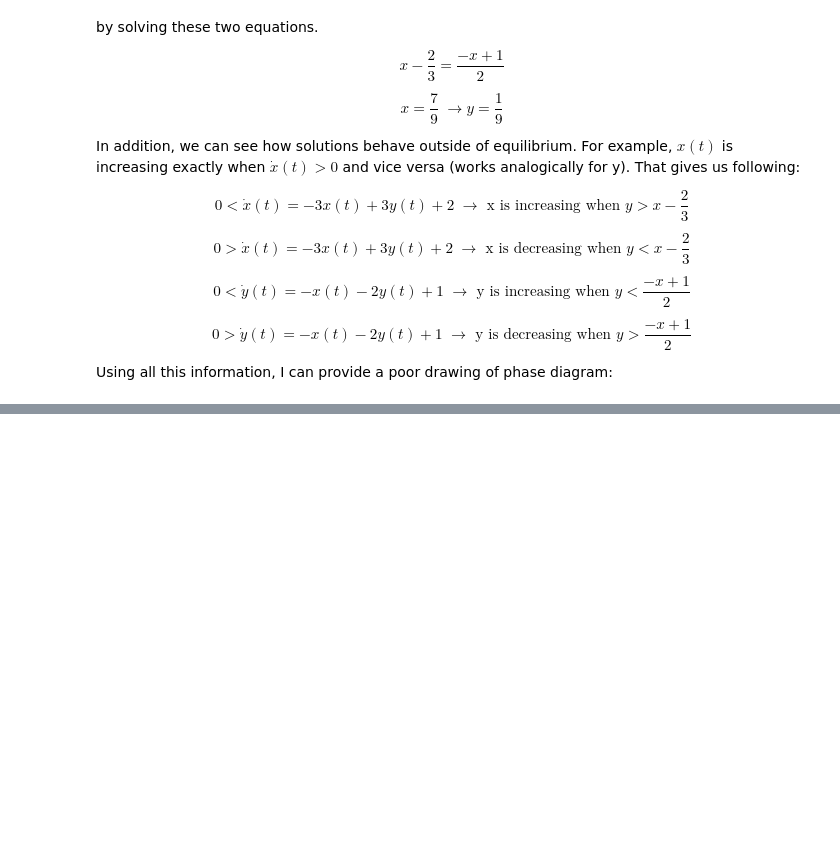
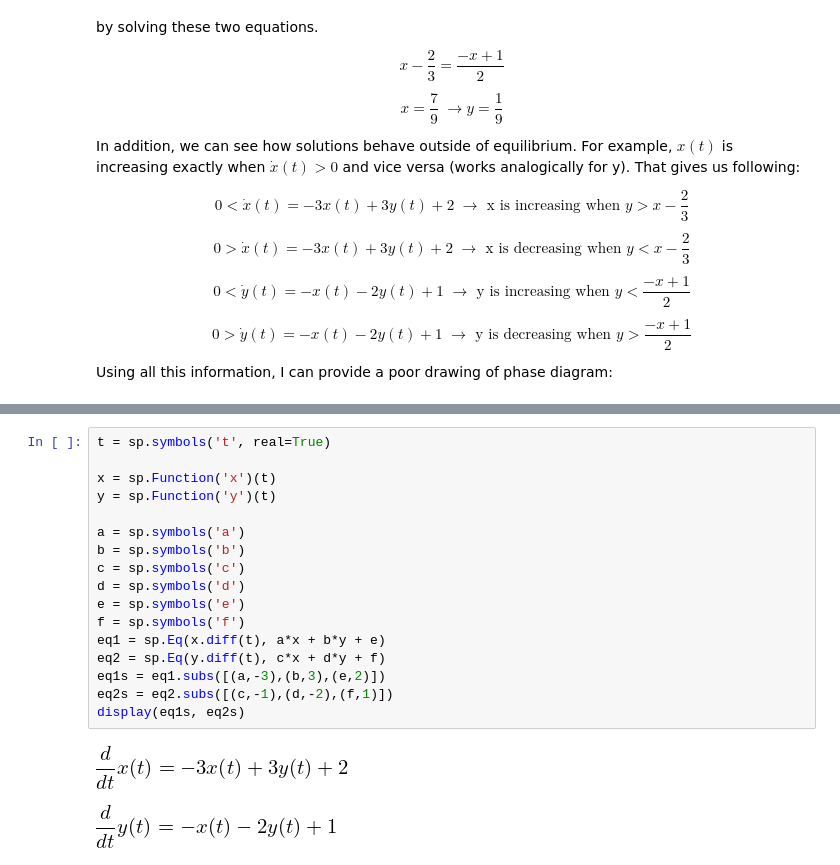
Before and after one commit to magicbeans817/PS2, a Jupyter notebook: PS2.ipynb, the cells around one changed output, grey strips where cells are left out. Cells and saved outputs as stored; diff of their text form; blank space fills up the shorter version.

```diff
--- a/PS2.ipynb
+++ b/PS2.ipynb
@@ -418,0 +414,20 @@ operable program or batch file.
+# %%
+t = sp.symbols('t', real=True)
+
+x = sp.Function('x')(t)
+y = sp.Function('y')(t)
+
+a = sp.symbols('a')
+b = sp.symbols('b')
+c = sp.symbols('c')
+d = sp.symbols('d')
+e = sp.symbols('e')
+f = sp.symbols('f')
+eq1 = sp.Eq(x.diff(t), a*x + b*y + e)
+eq2 = sp.Eq(y.diff(t), c*x + d*y + f)
+eq1s = eq1.subs([(a,-3),(b,3),(e,2)])
+eq2s = eq2.subs([(c,-1),(d,-2),(f,1)])
+display(eq1s, eq2s)
+# %% [output]
+[figure, added]
+[figure, added]
```
Also changed, not shown: parts of 8 cells of this notebook.
